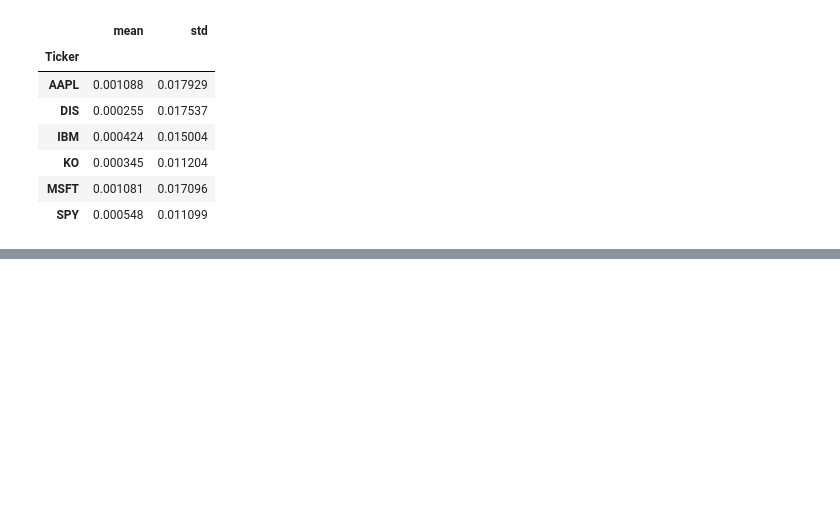
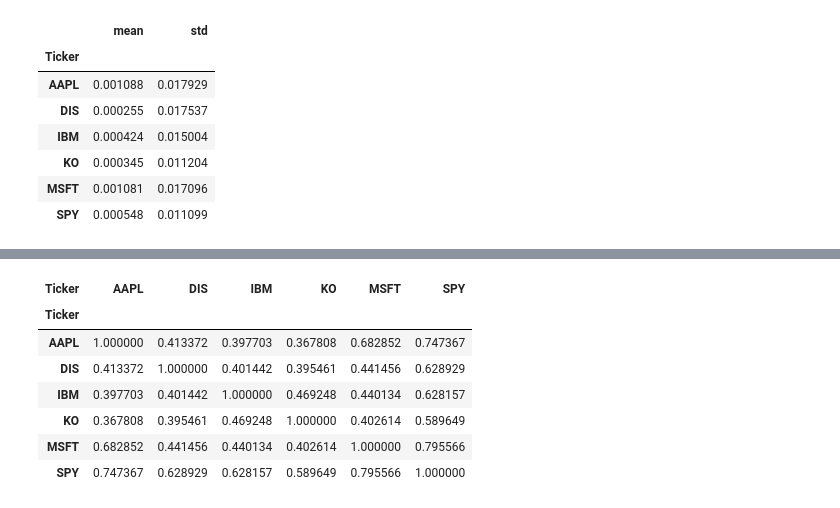
Before and after one commit to collochumba/machine_learning_manafrica, a Jupyter notebook: usd1.ipynb, the cells around one changed output, grey strips where cells are left out. Cells and saved outputs as stored; diff of their text form; code cells hidden in the pictures; blank space fills up the shorter version.

```diff
--- a/usd1.ipynb
+++ b/usd1.ipynb
@@ -670,0 +675,11 @@ plt.show()
+# %%
+ret.corr()#correlation of the matrix
+# %% [output]
+| Ticker | AAPL | DIS | IBM | KO | MSFT | SPY |
+| Ticker |  |  |  |  |  |  |
+| AAPL | 1.000000 | 0.413372 | 0.397703 | 0.367808 | 0.682852 | 0.747367 |
+| DIS | 0.413372 | 1.000000 | 0.401442 | 0.395461 | 0.441456 | 0.628929 |
+| IBM | 0.397703 | 0.401442 | 1.000000 | 0.469248 | 0.440134 | 0.628157 |
+| KO | 0.367808 | 0.395461 | 0.469248 | 1.000000 | 0.402614 | 0.589649 |
+| MSFT | 0.682852 | 0.441456 | 0.440134 | 0.402614 | 1.000000 | 0.795566 |
+| SPY | 0.747367 | 0.628929 | 0.628157 | 0.589649 | 0.795566 | 1.000000 |
```
Also changed, not shown: parts of 61 cells of this notebook, 5 other files.
